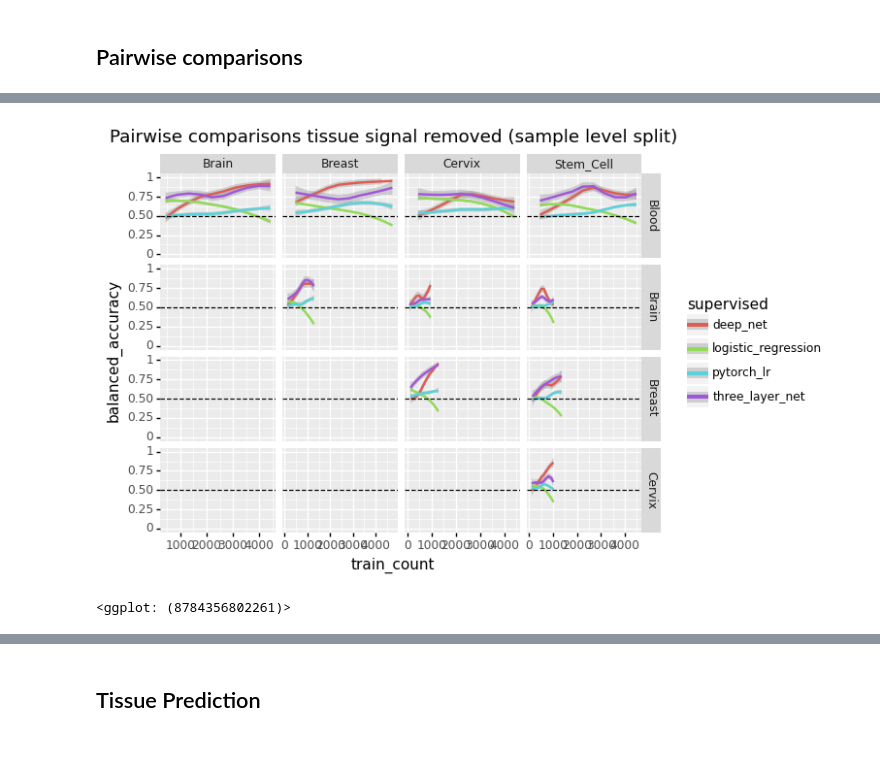
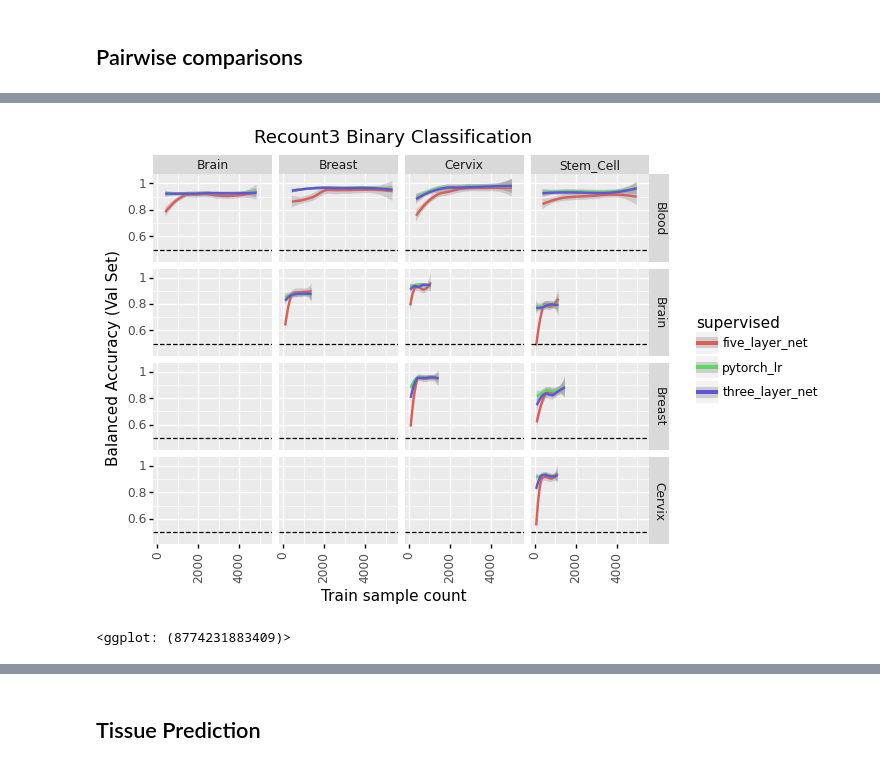
Before and after one commit to greenelab/linear_signal, a Jupyter notebook: notebook/analysis/benchmark_results.ipynb, the cells around one changed output, grey strips where cells are left out. Saved outputs shown, nothing was run; the diff lists cells and outputs as text; code cells hidden in the pictures.

Commit message:
Clean up figures

```diff
--- a/notebook/analysis/benchmark_results.ipynb
+++ b/notebook/analysis/benchmark_results.ipynb
@@ -70,4 +70,4 @@ for path in in_files:
 
 run_results['train_count'] = run_results['train sample count']
 run_results['supervised'] = run_results['supervised'].str.replace('pytorch_supervised', 'three_layer_net')
-run_results
+run_results['supervised'] = run_results['supervised'].str.replace('deep_net', 'five_layer_net')
@@ -140,13 +76,17 @@ plot
-# %%
-plot_df = run_results[run_results['correction_method'] == 'signal_removed_sample_level']
-plot = ggplot(plot_df, aes(x='train_count', y='balanced_accuracy', color='supervised'))
-plot += geom_smooth()
-#plot += geom_point(alpha=.2)
-plot += geom_hline(yintercept=.5, linetype='dashed')
-plot += facet_grid(['tissue1', 'tissue2'], scales='free')
-plot += ggtitle('Pairwise comparisons tissue signal removed (sample level split)')
-plot += ylim(0, 1)
-plot
-# %% [output]
-[figure, removed]
-<ggplot: (8784356802261)>
+# %%
+plot_df = run_results[run_results['correction_method'] == 'unmodified']
+plot_df = plot_df[plot_df['supervised'].isin(['three_layer_net', 'five_layer_net', 'pytorch_lr'])]
+plot = ggplot(plot_df, aes(x='train_count', y='balanced_accuracy', color='supervised'))
+plot += geom_smooth()
+
+plot += geom_hline(yintercept=.5, linetype='dashed')
+plot += xlab('Train sample count')
+plot += ylab('Balanced Accuracy (Val Set)')
+plot += facet_grid(['tissue1', 'tissue2'], scales='fixed')
+plot += ggtitle('Recount3 Binary Classification')
+plot += theme(axis_text_x=element_text(rotation=90, hjust=.25))
+plot.save('../../figures/recount_binary.svg')
+plot
+# %% [output]
+[figure, added]
+<ggplot: (8774231883409)>
```
Also changed, not shown: parts of 166 cells of this notebook, 2 other files.
